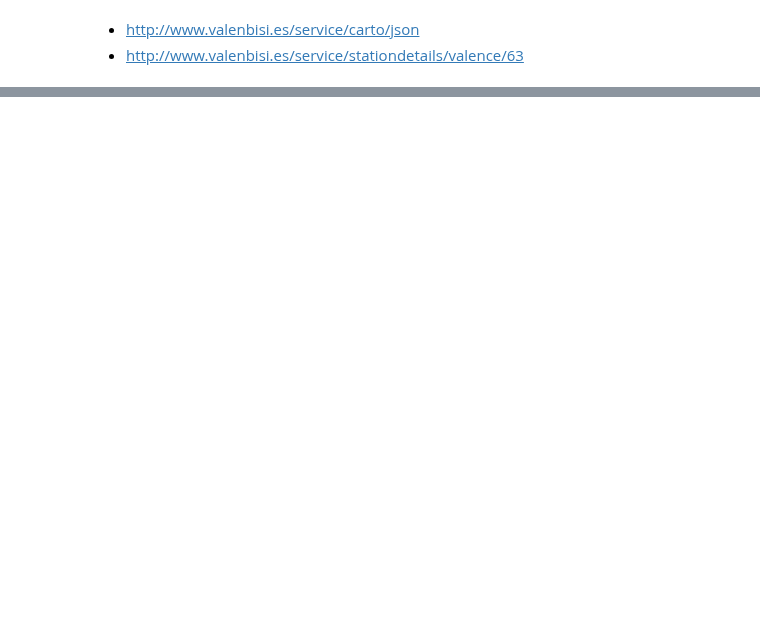
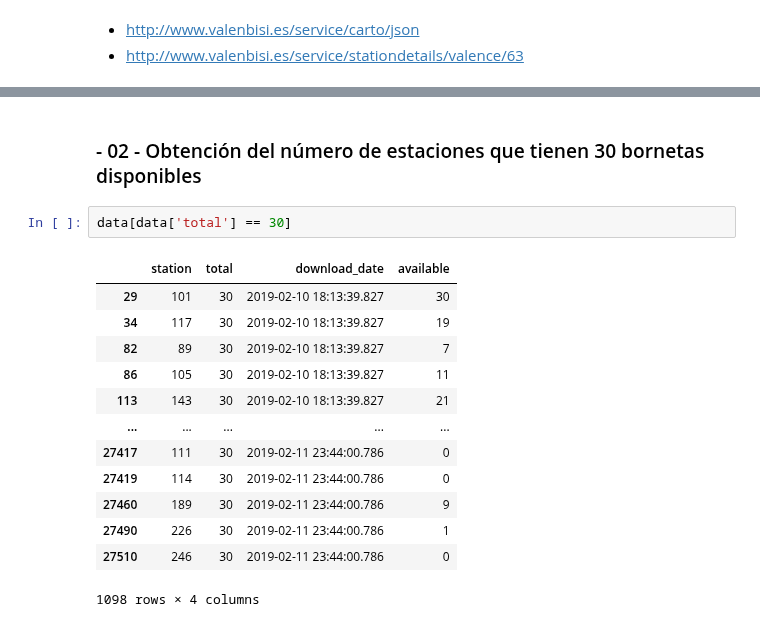
Before and after one commit to GZabalaG/AIMaster, a Jupyter notebook: Python for AI/01MIAR_Video_Valenbici.ipynb, the cells around one changed output, grey strips where cells are left out. Drawn from its saved outputs; the diff is of its cells as text; blank space fills up the shorter version.

```diff
--- a/Python for AI/01MIAR_Video_Valenbici.ipynb
+++ b/Python for AI/01MIAR_Video_Valenbici.ipynb
@@ -24,0 +50,18 @@ display(data.describe(include='all'))
+# %% [markdown]
+### - 02 - Obtención del número de estaciones que tienen 30 bornetas disponibles
+# %%
+data[data['total'] == 30]
+# %% [output]
+|  | station | total | download_date | available |
+| 29 | 101 | 30 | 2019-02-10 18:13:39.827 | 30 |
+| 34 | 117 | 30 | 2019-02-10 18:13:39.827 | 19 |
+| 82 | 89 | 30 | 2019-02-10 18:13:39.827 | 7 |
+| 86 | 105 | 30 | 2019-02-10 18:13:39.827 | 11 |
+| 113 | 143 | 30 | 2019-02-10 18:13:39.827 | 21 |
+| ... | ... | ... | ... | ... |
+| 27417 | 111 | 30 | 2019-02-11 23:44:00.786 | 0 |
+| 27419 | 114 | 30 | 2019-02-11 23:44:00.786 | 0 |
+| 27460 | 189 | 30 | 2019-02-11 23:44:00.786 | 9 |
+| 27490 | 226 | 30 | 2019-02-11 23:44:00.786 | 1 |
+| 27510 | 246 | 30 | 2019-02-11 23:44:00.786 | 0 |
+1098 rows × 4 columns
```
Also changed, not shown: parts of 15 cells of this notebook.
